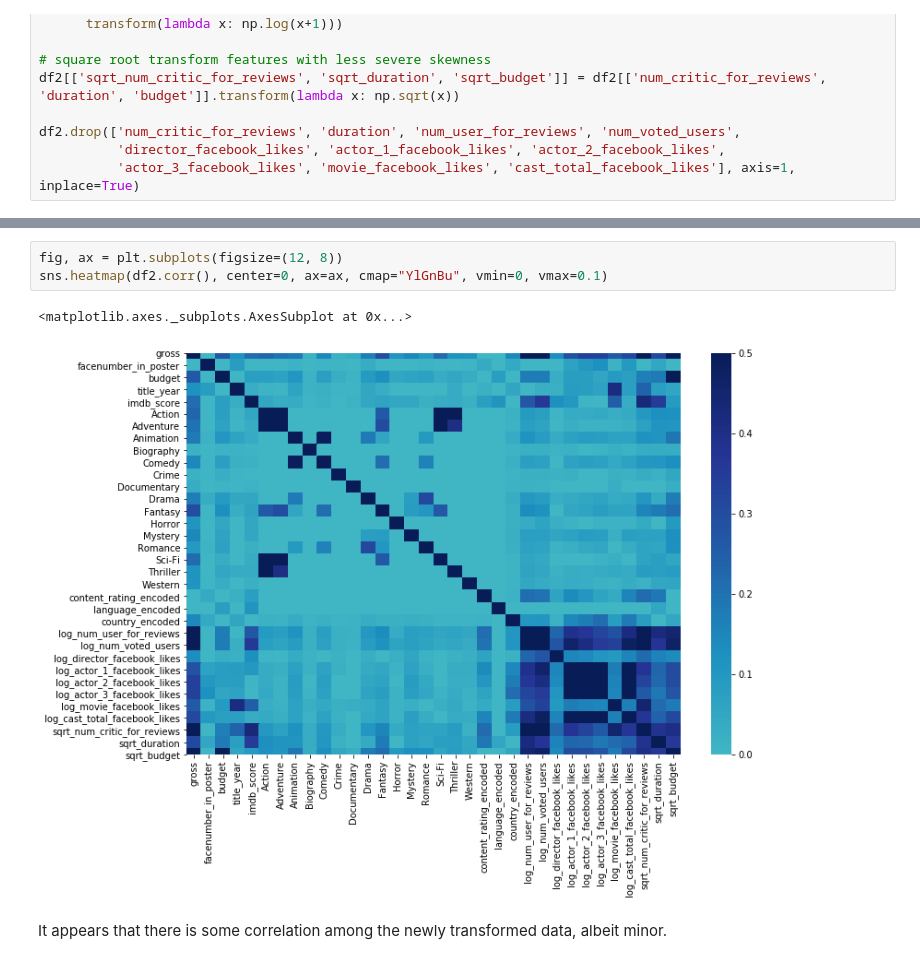
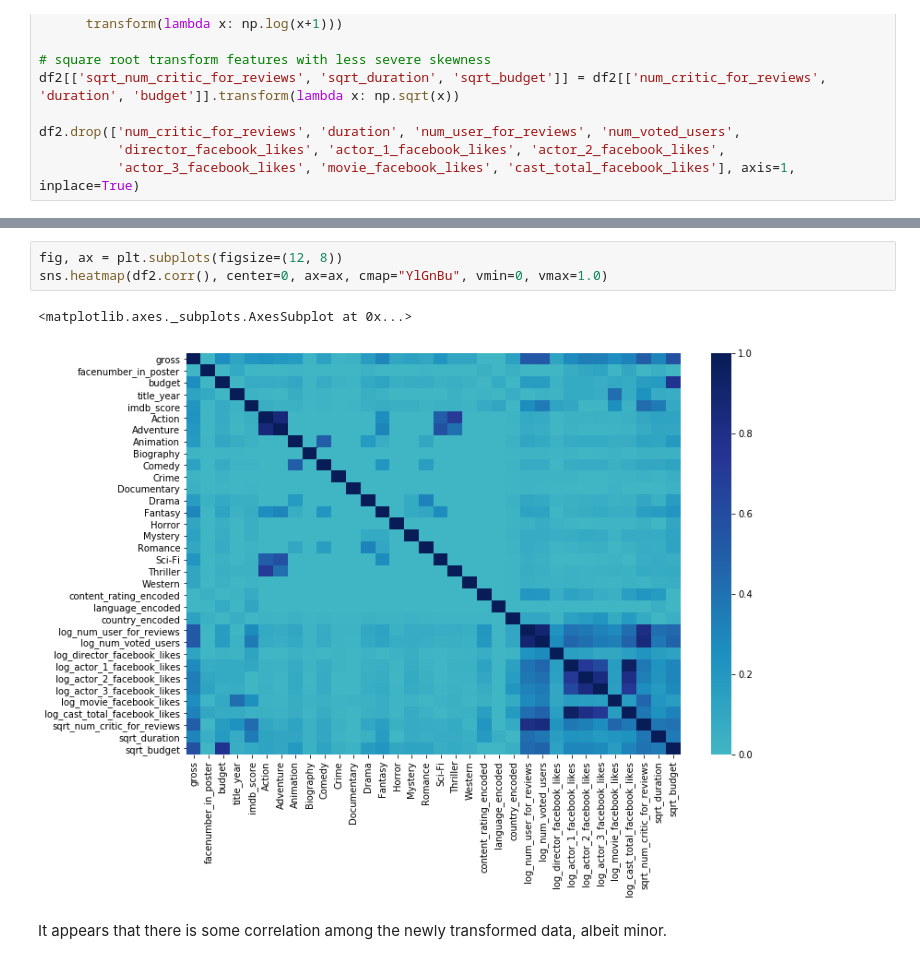
Before and after one commit to thomsu/Box_Office_Success, a Jupyter notebook: Box Office Success Classification.ipynb, the cells around one changed output, grey strips where cells are left out. Drawn from its saved outputs; the diff is of its cells as text.

```diff
--- a/Box Office Success Classification.ipynb
+++ b/Box Office Success Classification.ipynb
@@ -358,9 +376,9 @@ plt.show()
 # %%
 fig, ax = plt.subplots(figsize=(12, 8))
-sns.heatmap(df2.corr(), center=0, ax=ax, cmap="YlGnBu", vmin=0, vmax=0.1)
+sns.heatmap(df2.corr(), center=0, ax=ax, cmap="YlGnBu", vmin=0, vmax=1.0)
 # %% [output]
 <matplotlib.axes._subplots.AxesSubplot at 0x...>
-[figure, old version]
+[figure, new version]
 # %% [markdown]
 It appears that there is some correlation among the newly transformed data, albeit minor.
 # %%
```
Also changed, not shown: parts of 17 cells of this notebook.
